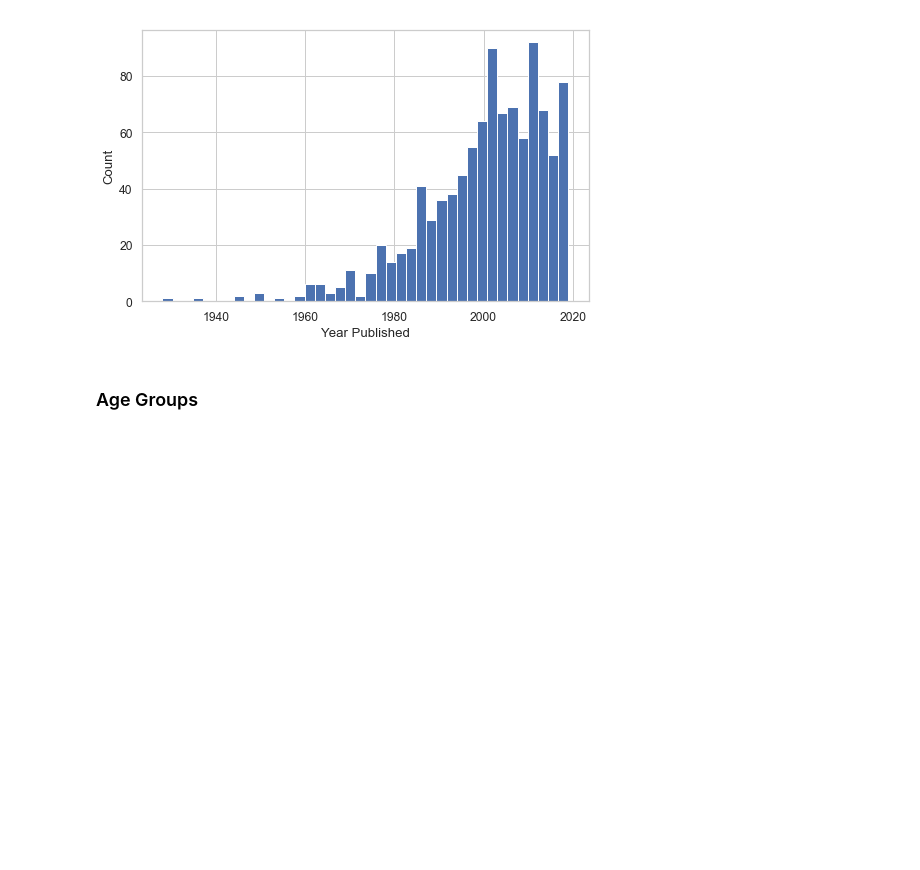
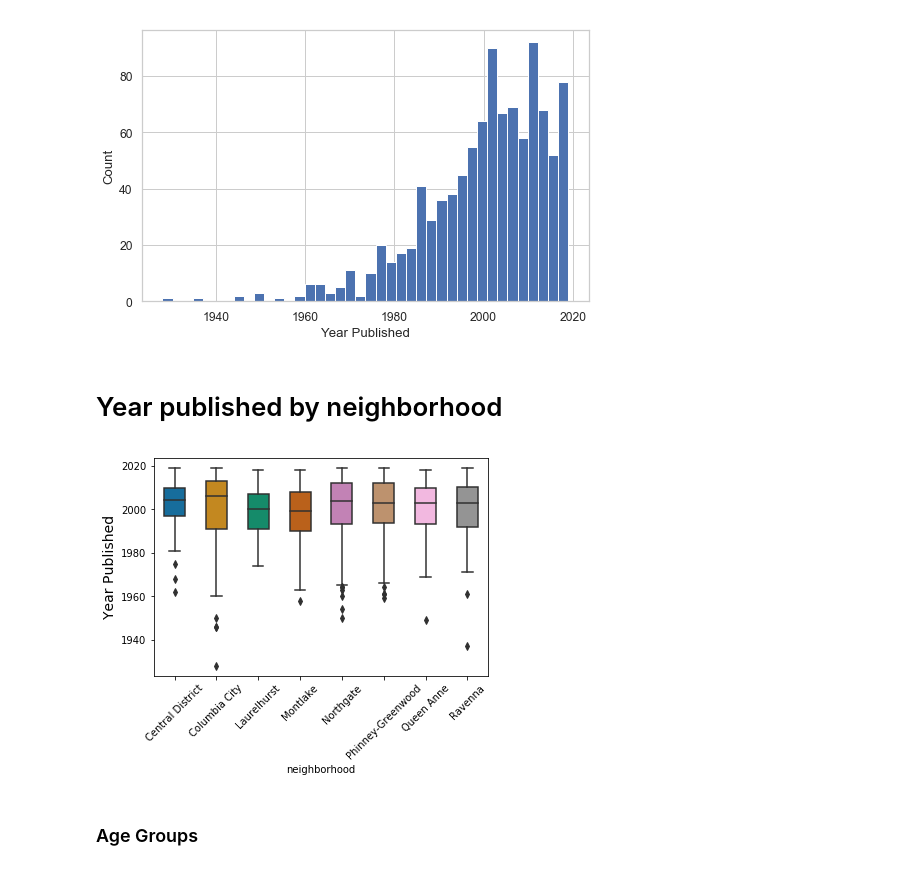
Before and after one commit to amckennafoster/seattle-littlefreelibrary, a Jupyter notebook: code/LFL-Analysis.ipynb, the cells around one changed output. Saved outputs shown, nothing was run; the diff lists cells and outputs as text; code cells hidden in the pictures; blank space fills up the shorter version.

```diff
--- a/code/LFL-Analysis.ipynb
+++ b/code/LFL-Analysis.ipynb
@@ -99,6 +99,31 @@ sns.distplot(
 # %% [output]
 [Text(0, 0.5, 'Count'), Text(0.5, 0, 'Year Published')]
 [figure]
+# %% [markdown]
+# Year published by neighborhood
+# %%
+#Plots using Seaborn
+bplot = sns.boxplot(y='yrpub', x='neighborhood', data=bks,
+                 width=0.5,
+                 palette="colorblind")
+
+# add stripplot to boxplot with Seaborn
+#bplot=sns.stripplot(y='yrpub', x='neighborhood', data=bks,
+#                   jitter=True,
+#                   marker='o',
+#                   alpha=0.5,
+#                   color='black')
+
+#Set y axis label
+
+bplot.set_ylabel("Year Published",
+                fontsize=14)
+
+#rotate labels
+for item in bplot.get_xticklabels():
+    item.set_rotation(45)
+# %% [output]
+[figure, added]
 # %% [markdown]
 ### Age Groups
 # %%
```
Also changed, not shown: 2 other files.
